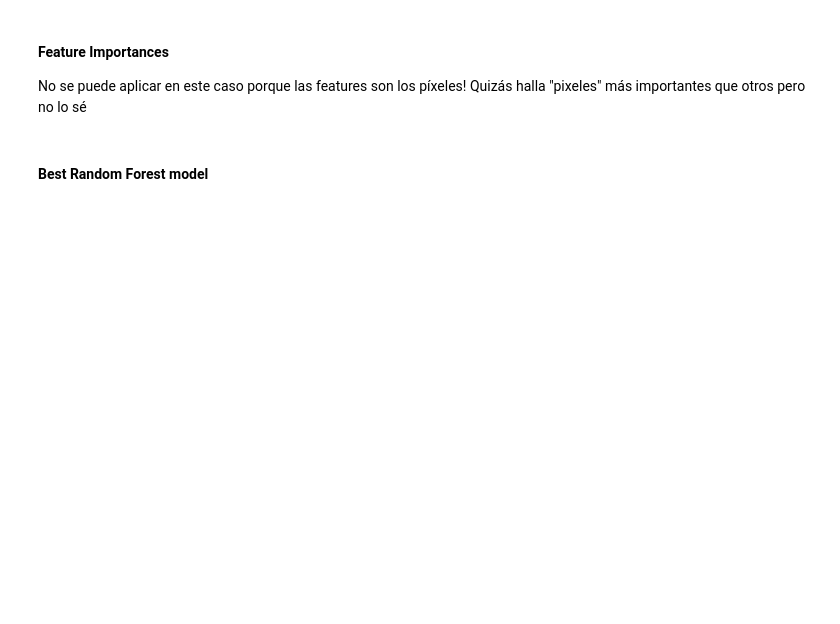
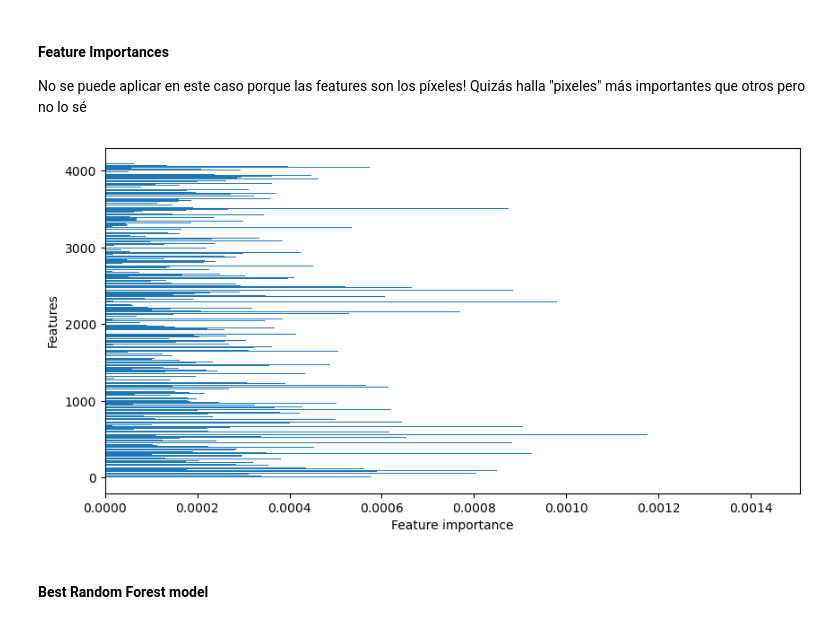
Before and after one commit to Lupama2/MLFundamentals_ejercicios, a Jupyter notebook: Reports/Report 2/Chehade_report2.ipynb, the cells around one changed output. Saved outputs shown, nothing was run; the diff lists cells and outputs as text; code cells hidden in the pictures; blank space fills up the shorter version.

```diff
--- a/Reports/Report 2/Chehade_report2.ipynb
+++ b/Reports/Report 2/Chehade_report2.ipynb
@@ -384,6 +2098,20 @@ El modelo overiftea SIEMPRE. Logra un
 # %% [markdown]
 #### Feature Importances
 No se puede aplicar en este caso porque las features son los píxeles! Quizás halla "pixeles" más importantes que otros pero no lo sé
+# %%
+feature_importances = grid_search.best_estimator_.feature_importances_
+#features = list(train_predictors.columns)
+features = np.arange(64*64)
+
+fig = plt.figure(figsize = (10, 5))
+
+#Gráfico de barras
+plt.barh(features, feature_importances)
+plt.xlabel("Feature importance")
+plt.ylabel("Features")
+plt.show()
+# %% [output]
+[figure, added]
 # %% [markdown]
 #### Best Random Forest model
 # %%
```
Also changed, not shown: parts of 61 cells of this notebook, 1 other file.
